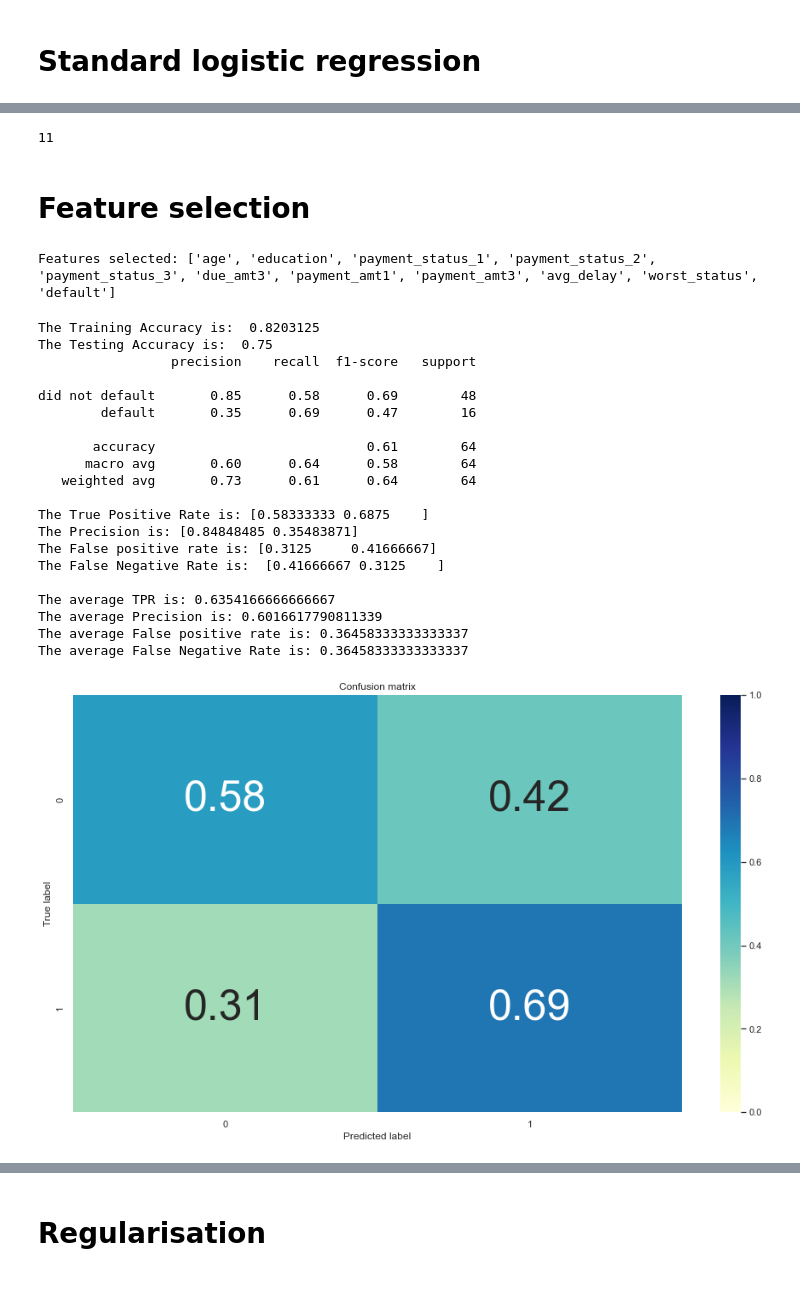
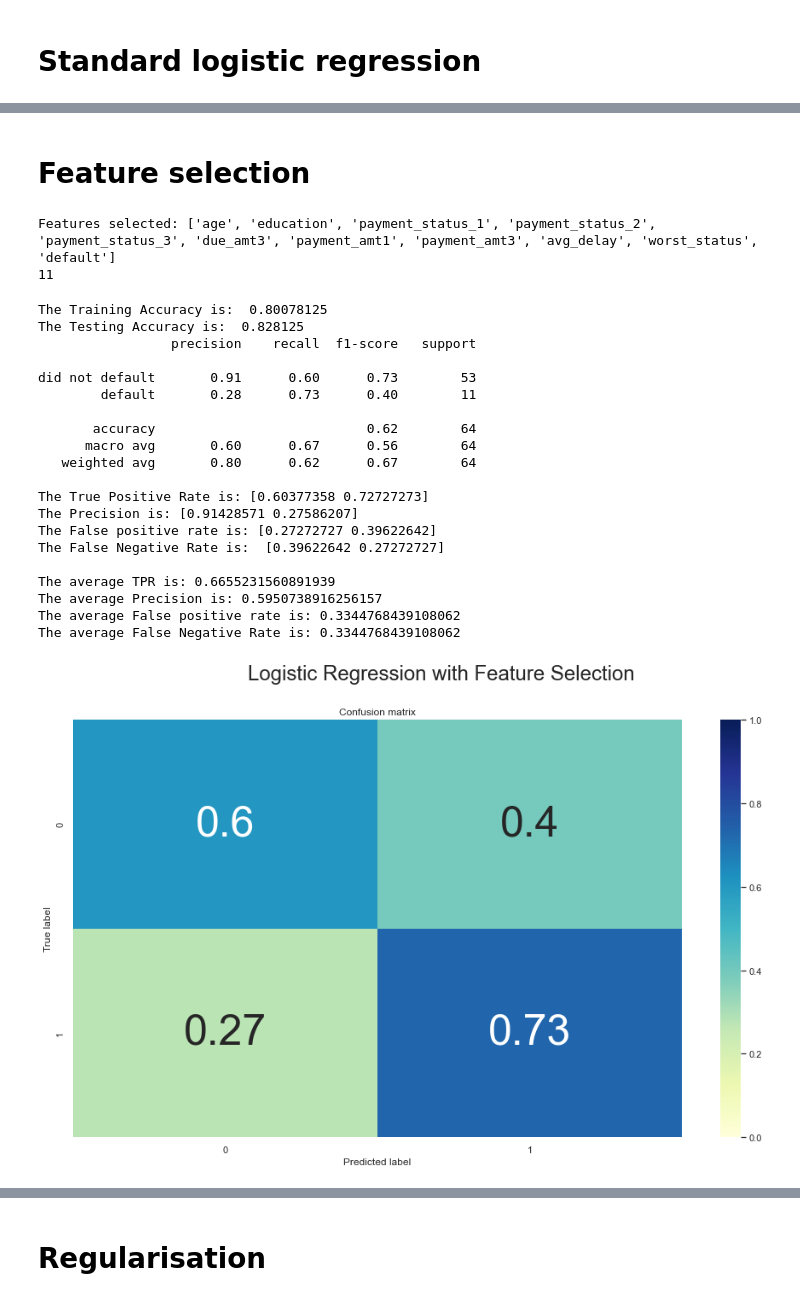
Before and after one commit to Sean-Chaos/DBA-4811-Assignment-2, a Jupyter notebook: Assignment 2 final.ipynb, the cells around one changed output, grey strips where cells are left out. Cells and saved outputs as stored; diff of their text form; code cells hidden in the pictures.

```diff
--- a/Assignment 2 final.ipynb
+++ b/Assignment 2 final.ipynb
@@ -335,10 +350,14 @@ Best Threshold=0.251564, G-Mean=0.530
-# %%
-len(features)
-# %% [output]
-11
 # %% [markdown]
 # Feature selection
 # %%
+df = df_working.copy()
+
+y = df.default
+X = df.drop(["default", "id"], axis = 1)
+
+X_train, X_test, y_train, y_test = train_test_split(X, y, test_size=.2, random_state=0)
+
+#--------------------------------------------------------------------------------------------------
 lr = LogisticRegression(max_iter=500, penalty="none")
 
 sfs = SequentialFeatureSelector(lr, direction='backward')
@@ -348,8 +367,10 @@ features = list(X_train.columns[sfs.get_support()])
 features.append('default')
 
 print(f'Features selected: {features}')
+print(len(features))
 # %% [output]
 Features selected: ['age', 'education', 'payment_status_1', 'payment_status_2', 'payment_status_3', 'due_amt3', 'payment_amt1', 'payment_amt3', 'avg_delay', 'worst_status', 'default']
+11
 # %%
 #--------------------------------------------------------------------------------------------------
 df = df_working.copy()
@@ -358,14 +379,14 @@ df = df.loc[:,features]
 y = df.default
 X = df.drop(["default"], axis = 1)
 
-X_train, X_test, y_train, y_test = train_test_split(X, y, test_size=.2, random_state=0)
+X_train, X_test, y_train, y_test = train_test_split(X, y, test_size=.2, random_state=10)
 
 #--------------------------------------------------------------------------------------------------
 model = LogisticRegression(max_iter=500, penalty="none")
 model.fit(X_train, y_train)
 
 #--------------------------------------------------------------------------------------------------
-y_pred = (model.predict_proba(X_test)[:,1]>=0.205725).astype(int)
+y_pred = (model.predict_proba(X_test)[:,1]>=0.236630).astype(int)
 
 print("The Training Accuracy is: ", model.score(X_train, y_train))
 print("The Testing Accuracy is: ", model.score(X_test, y_test))
@@ -375,9 +396,10 @@ print(classification_report(y_test, y_pred, target_names=['did not default', 'de
 cm = confusion_matrix(y_test, y_pred)
 cm_norm = cm / cm.sum(axis=1).reshape(-1,1)
 
-plot_confusion_matrix(cm_norm, classes = model.classes_, title='Confusion matrix')
-plt.savefig('temp.png', transparent=True)
-
+fig = plt.figure(figsize=(16,9))
+fig = plot_confusion_matrix(cm_norm, classes = model.classes_, title='Confusion matrix')
+plt.suptitle('Logistic Regression with Feature Selection', fontsize = 24)
+plt.savefig('temp.png', transparent=True, dpi=600)
 
 #--------------------------------------------------------------------------------------------------
 # Calculating False Positives (FP), False Negatives (FN), True Positives (TP) & True Negatives (TN)
@@ -390,48 +412,48 @@ TN = cm.sum() - (FP + FN + TP)
 
 # Sensitivity, hit rate, recall, or true positive rate
 TPR = TP / (TP + FN)
 print("The True Positive Rate is:", TPR)
 
 # Precision or positive predictive value
 PPV = TP / (TP + FP)
 print("The Precision is:", PPV)
 
 # False positive rate or False alarm rate
 FPR = FP / (FP + TN)
 print("The False positive rate is:", FPR)
 
 
 # False negative rate or Miss Rate
 FNR = FN / (FN + TP)
 print("The False Negative Rate is: ", FNR)
 
 ##Total averages :
 print("")
 print("The average TPR is:", TPR.sum()/2)
 print("The average Precision is:", PPV.sum()/2)
 print("The average False positive rate is:", FPR.sum()/2)
 print("The average False Negative Rate is:", FNR.sum()/2)
 # %% [output]
-The Training Accuracy is:  0.8203125
-The Testing Accuracy is:  0.75
+The Training Accuracy is:  0.80078125
+The Testing Accuracy is:  0.828125
                  precision    recall  f1-score   support
 
-did not default       0.85      0.58      0.69        48
-        default       0.35      0.69      0.47        16
+did not default       0.91      0.60      0.73        53
+        default       0.28      0.73      0.40        11
 
-       accuracy                           0.61        64
-      macro avg       0.60      0.64      0.58        64
-   weighted avg       0.73      0.61      0.64        64
+       accuracy                           0.62        64
+      macro avg       0.60      0.67      0.56        64
+   weighted avg       0.80      0.62      0.67        64
 
-The True Positive Rate is: [0.58333333 0.6875    ]
-The Precision is: [0.84848485 0.35483871]
-The False positive rate is: [0.3125     0.41666667]
-The False Negative Rate is:  [0.41666667 0.3125    ]
+The True Positive Rate is: [0.60377358 0.72727273]
+The Precision is: [0.91428571 0.27586207]
+The False positive rate is: [0.27272727 0.39622642]
+The False Negative Rate is:  [0.39622642 0.27272727]
 
-The average TPR is: 0.6354166666666667
-The average Precision is: 0.6016617790811339
-The average False positive rate is: 0.36458333333333337
-The average False Negative Rate is: 0.36458333333333337
+The average TPR is: 0.6655231560891939
+The average Precision is: 0.5950738916256157
+The average False positive rate is: 0.3344768439108062
+The average False Negative Rate is: 0.3344768439108062
-[figure, old version]
+[figure, new version]
 # %%
 #--------------------------------------------------------------------------------------------------
```
Also changed, not shown: parts of 9 cells of this notebook.
